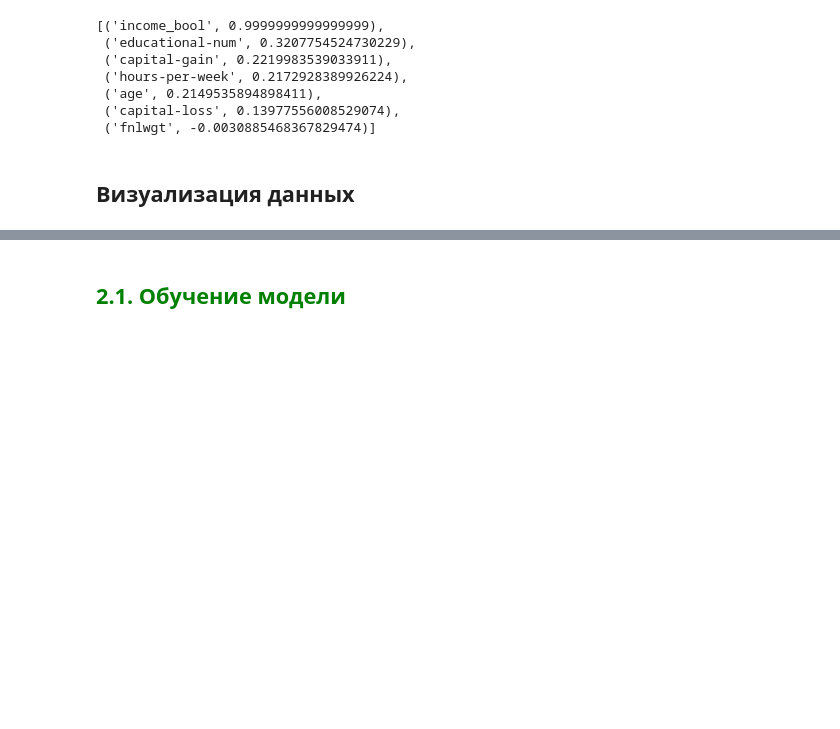
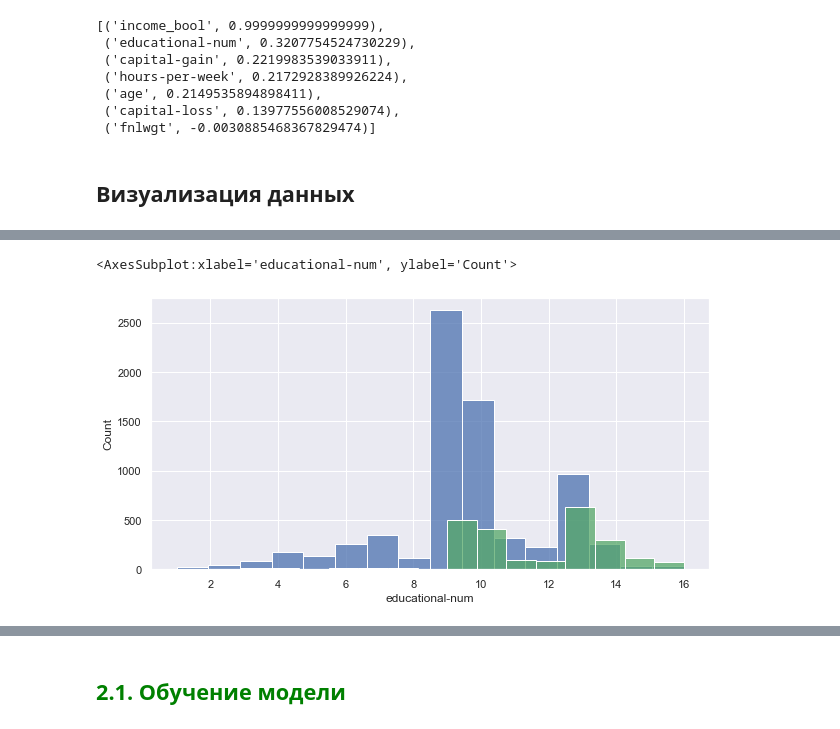
Before and after one commit to akazankina/202305_AK_Raiff_PracticalML_HSE, a Jupyter notebook: income_forecast/Raiff_EDA_modeling_income.ipynb, the cells around one changed output, grey strips where cells are left out. Drawn from its saved outputs; the diff is of its cells as text; code cells hidden in the pictures; blank space fills up the shorter version.

```diff
--- a/income_forecast/Raiff_EDA_modeling_income.ipynb
+++ b/income_forecast/Raiff_EDA_modeling_income.ipynb
@@ -594,0 +632,6 @@ data[data.income_bool == 1]['educational-num'].hist(bins=16)
+# %%
+sns.histplot(data[data['income_bool'] == False]['educational-num'], bins=16)
+sns.histplot(data[data['income_bool'] == True]['educational-num'], color="g", bins=16)
+# %% [output]
+<AxesSubplot:xlabel='educational-num', ylabel='Count'>
+[figure, added]
```
Also changed, not shown: parts of 106 cells of this notebook.
